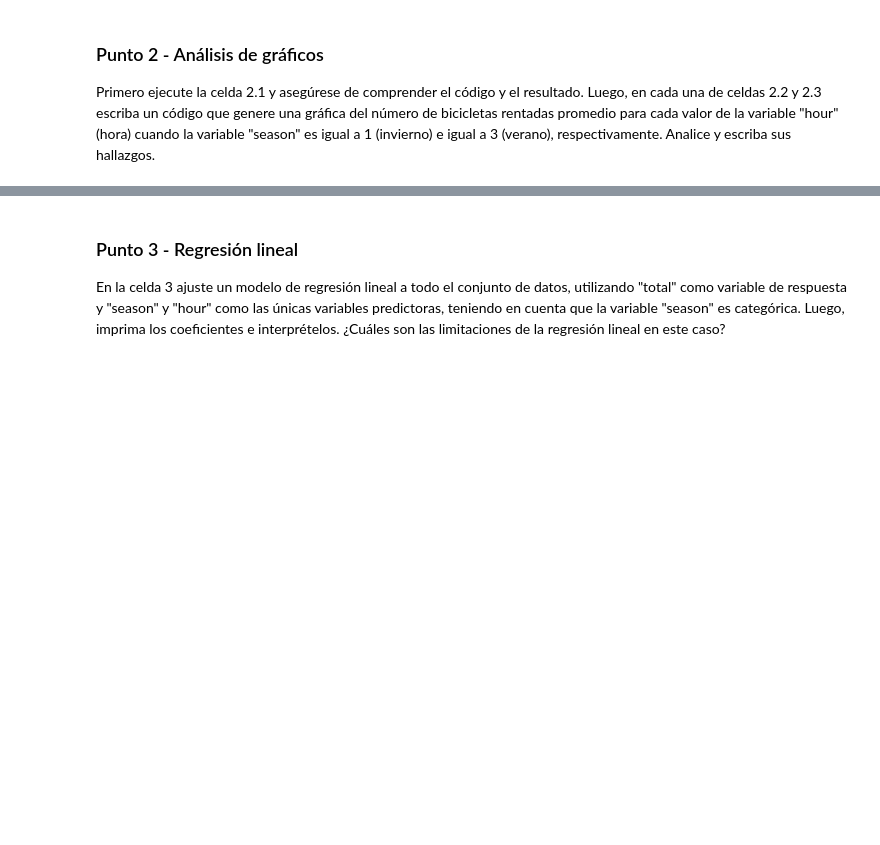
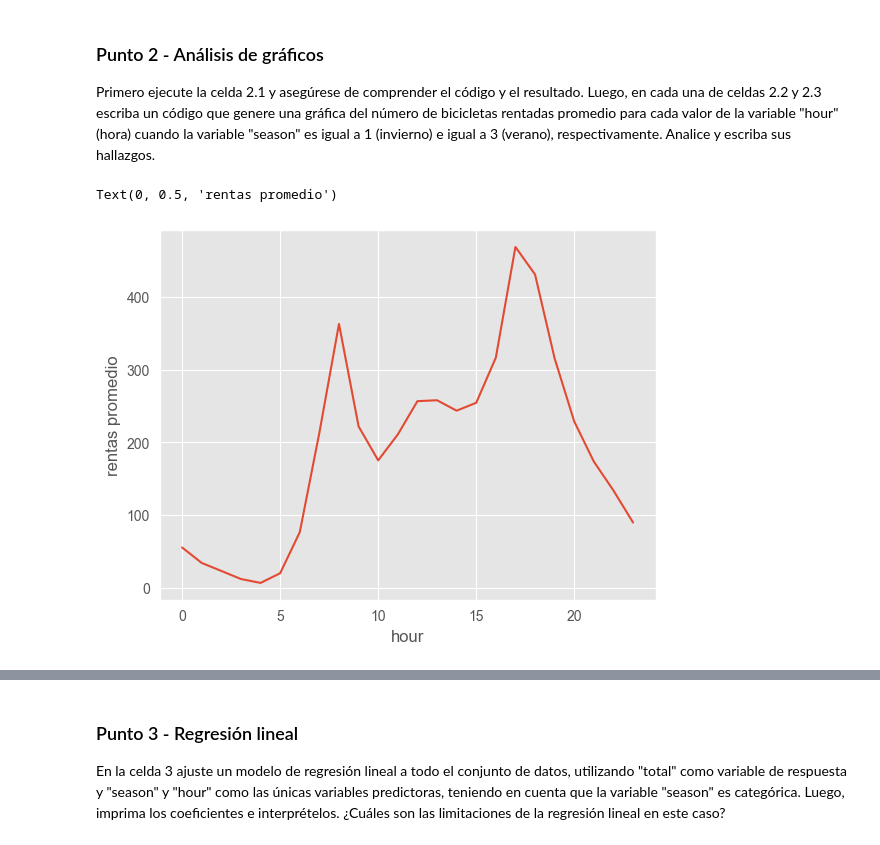
Before and after one commit to jerssonMH/MIAD_NLP_2024, a Jupyter notebook: Semana 1/S1TC1_arboles_ensamblajes.ipynb, the cells around one changed output, grey strips where cells are left out. Cells and saved outputs as stored; diff of their text form; code cells hidden in the pictures; blank space fills up the shorter version.

```diff
--- a/Semana 1/S1TC1_arboles_ensamblajes.ipynb
+++ b/Semana 1/S1TC1_arboles_ensamblajes.ipynb
@@ -18,9 +18,23 @@ warnings.filterwarnings('ignore')
 %matplotlib inline
 import pandas as pd
 import numpy as np
-from sklearn.model_selection import cross_val_score
-from sklearn.linear_model import LinearRegression
-from sklearn.tree import DecisionTreeRegressor, export_graphviz
+
+import seaborn as sns
+import matplotlib.pyplot as plt
+sns.set_style('darkgrid')
+plt.style.use('ggplot')
+
+from sklearn.model_selection import cross_val_score, train_test_split
+from sklearn.preprocessing import StandardScaler
+from sklearn.linear_model import LinearRegression, LogisticRegression
+from sklearn.tree import DecisionTreeRegressor, DecisionTreeClassifier, export_graphviz
+from sklearn.metrics import mean_squared_error, accuracy_score, f1_score
+from sklearn.ensemble import BaggingClassifier, VotingClassifier
+
+from graphviz import Source
+from six import StringIO
+import pydotplus
+from IPython.display import Image
 # %%
 # Lectura de la información de archivo .csv
 bikes = pd.read_csv('https://raw.githubusercontent.com/davidzarruk/MIAD_ML_NLP_2023/main/datasets/bikeshare.csv', index_col='datetime', parse_dates=True)
@@ -50,5 +108,9 @@ Primero ejecute la celda 2.1 y asegúrese de comprender el código y el resultad
 # %%
 # Celda 2.1 - rentas promedio para cada valor de la variable "hour"
 bikes.groupby('hour').total.mean().plot()
+plt.ylabel('rentas promedio')
+# %% [output]
+Text(0, 0.5, 'rentas promedio')
+[figure, added]
 # %%
 # Celda 2.2 - "season"=1 escriba su código y hallazgos
```
Also changed, not shown: parts of 25 cells of this notebook, 34 other files.
